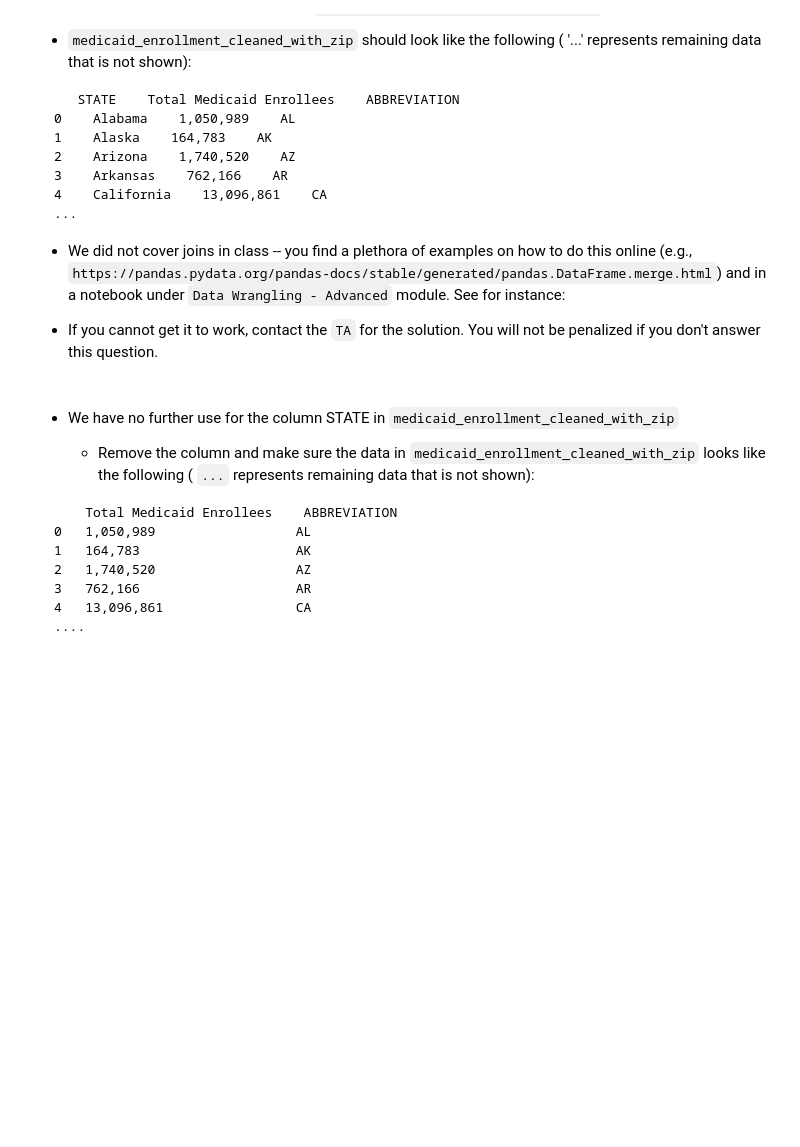
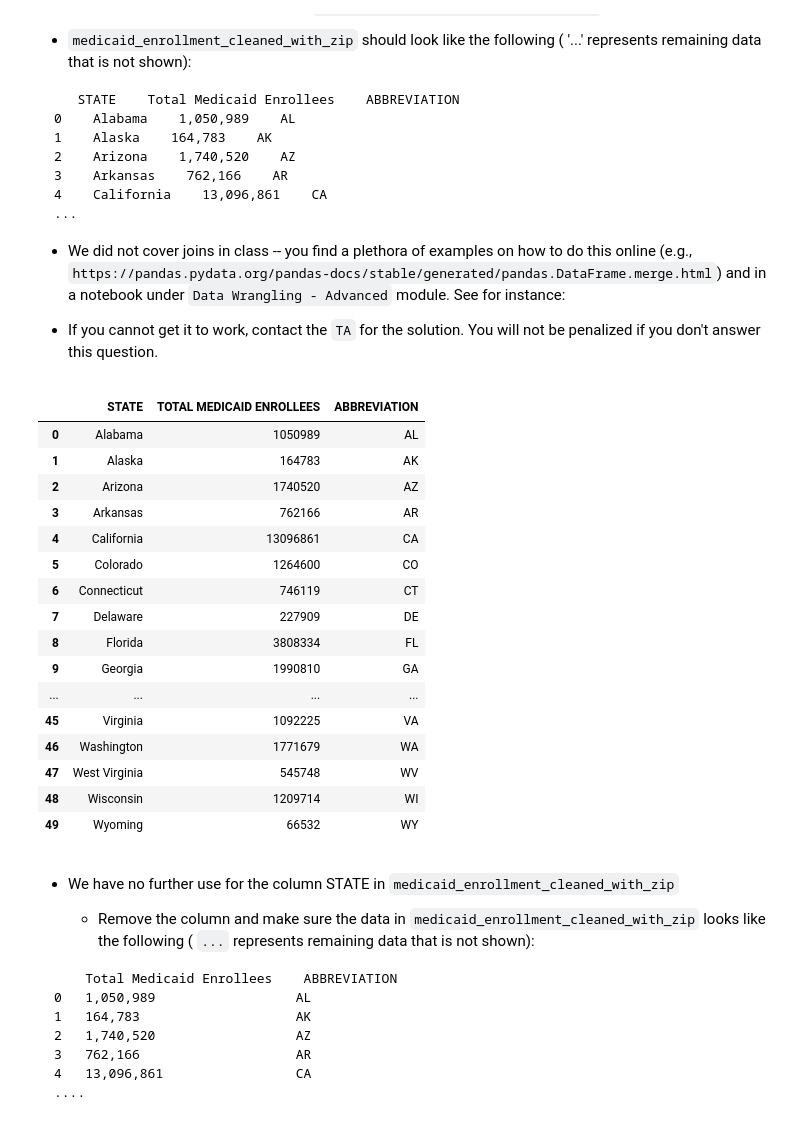
Before and after one commit to lcaraang/ics434_S22_assignment_1, a Jupyter notebook: Assignment_1.ipynb, the cells around one changed output. Drawn from its saved outputs; the diff is of its cells as text; code cells hidden in the pictures; blank space fills up the shorter version.

```diff
--- a/Assignment_1.ipynb
+++ b/Assignment_1.ipynb
@@ -295,3 +437,6 @@ https://www.cdc.gov/hepatitis/statistics/2015surveillance/pdfs/2015hepsurveillan
   * Do not hardcode the operation by manually uppercasing the columns
 # %%
 ## WRITE YOUR CODE HERE
+
+medicaid_enrollment.columns = medicaid_enrollment.columns.str.upper()
+medicaid_enrollment.columns
@@ -303,0 +449,6 @@ https://www.cdc.gov/hepatitis/statistics/2015surveillance/pdfs/2015hepsurveillan
+# %%
+## WRITE YOUR CODE HERE
+
+medicaid_enrollment_cleaned = medicaid_enrollment[~medicaid_enrollment['TOTAL MEDICAID ENROLLEES'].str.contains('n/a', na=False)]
+medicaid_enrollment_cleaned = medicaid_enrollment_cleaned.dropna()
+medicaid_enrollment_cleaned
@@ -307,6 +476,8 @@ https://www.cdc.gov/hepatitis/statistics/2015surveillance/pdfs/2015hepsurveillan
 * Given that data on `TOTAL MEDICAID ENROLLEE` column contains commas on file (ex. 3,269,999 instead of 3269999), `pandas` has erroneously set the data type for that column as a string. We need to convert the column from string to `int` since we will be using it in an arithmetic expression during normalization
 # %%
 ## WRITE YOUR CODE HERE
+
+medicaid_enrollment_cleaned['TOTAL MEDICAID ENROLLEES'] = medicaid_enrollment_cleaned['TOTAL MEDICAID ENROLLEES'].str.replace(',', '').astype(int)
 # %% [markdown]
 * Inspect the `dtype` property of "TOTAL MEDICAID ENROLLEES" column, and make sure that the data type is `int`
 # %%
@@ -383,3 +577,27 @@ Codes_abbreviations.head(5)
+# %%
+## WRITE YOUR CODE HERE
+
+medicaid_enrollment_cleaned_with_zip = medicaid_enrollment_cleaned.merge(Codes_abbreviations, how='inner', left_on='STATE', right_on='US STATE')
+medicaid_enrollment_cleaned_with_zip = medicaid_enrollment_cleaned_with_zip.drop(medicaid_enrollment_cleaned_with_zip.columns[[2, 4]], axis = 1)
+medicaid_enrollment_cleaned_with_zip
+# %% [output]
+|  | STATE | TOTAL MEDICAID ENROLLEES | ABBREVIATION |
+| 0 | Alabama | 1050989 | AL |
+| 1 | Alaska | 164783 | AK |
+| 2 | Arizona | 1740520 | AZ |
+| 3 | Arkansas | 762166 | AR |
+| 4 | California | 13096861 | CA |
+| 5 | Colorado | 1264600 | CO |
+| 6 | Connecticut | 746119 | CT |
+| 7 | Delaware | 227909 | DE |
+| 8 | Florida | 3808334 | FL |
+| 9 | Georgia | 1990810 | GA |
+| ... | ... | ... | ... |
+| 45 | Virginia | 1092225 | VA |
+| 46 | Washington | 1771679 | WA |
+| 47 | West Virginia | 545748 | WV |
+| 48 | Wisconsin | 1209714 | WI |
+| 49 | Wyoming | 66532 | WY |
 # %% [markdown]
 * We have no further use for the column STATE in  `medicaid_enrollment_cleaned_with_zip`
 
```
Also changed, not shown: parts of 25 cells of this notebook.
